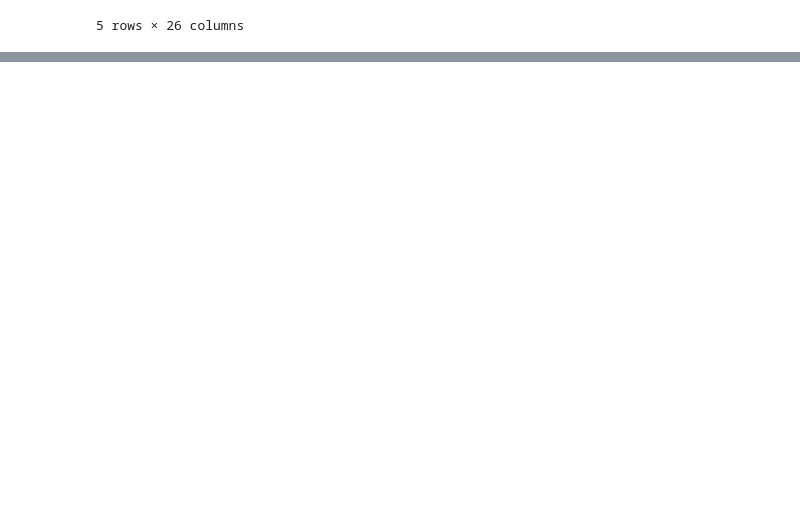
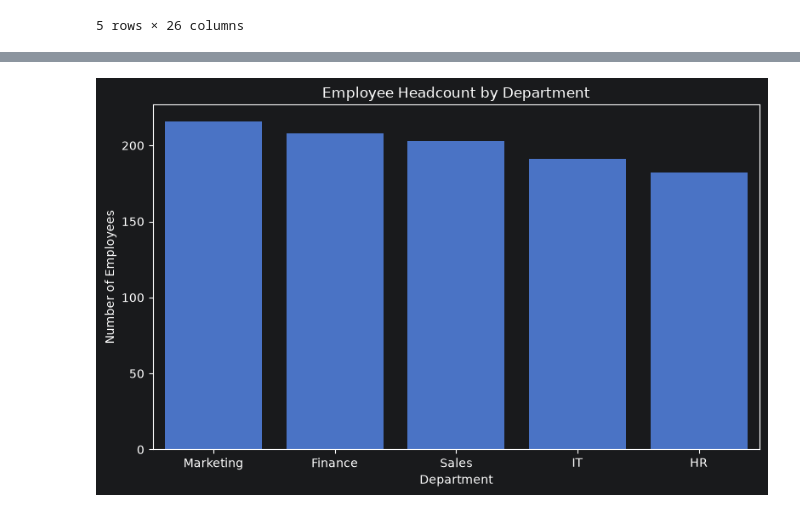
Before and after one commit to MadhanBabuUradi/RetainX, a Jupyter notebook: notebooks/03_eda.ipynb, the cells around one changed output, grey strips where cells are left out. Cells and saved outputs as stored; diff of their text form; code cells hidden in the pictures; blank space fills up the shorter version.

```diff
--- a/notebooks/03_eda.ipynb
+++ b/notebooks/03_eda.ipynb
@@ -15,3 +15,6 @@ retainx_df.head()
 | 3 | 4743 | 36 | Male | Divorced | Sales | Executive | 4 | 13160 | ... |
 | 4 | 4522 | 43 | Female | Married | Finance | Analyst | 5 | 14131 | ... |
 5 rows × 26 columns
+# %%
+dept_headcount=(retainx_df["Department"].value_counts().sort_values(ascending=False))
+print(dept_headcount)
@@ -17,0 +29,17 @@ retainx_df.head()
+# %%
+plt.figure(figsize=(8, 5))
+
+sns.countplot(
+    data=retainx_df,
+    x="Department",
+    order=dept_headcount.index
+)
+
+plt.title("Employee Headcount by Department")
+plt.xlabel("Department")
+plt.ylabel("Number of Employees")
+
+plt.tight_layout()
+plt.show()
+# %% [output]
+[figure, added]
```
Also changed, not shown: parts of 14 cells of this notebook, 1 other file.
